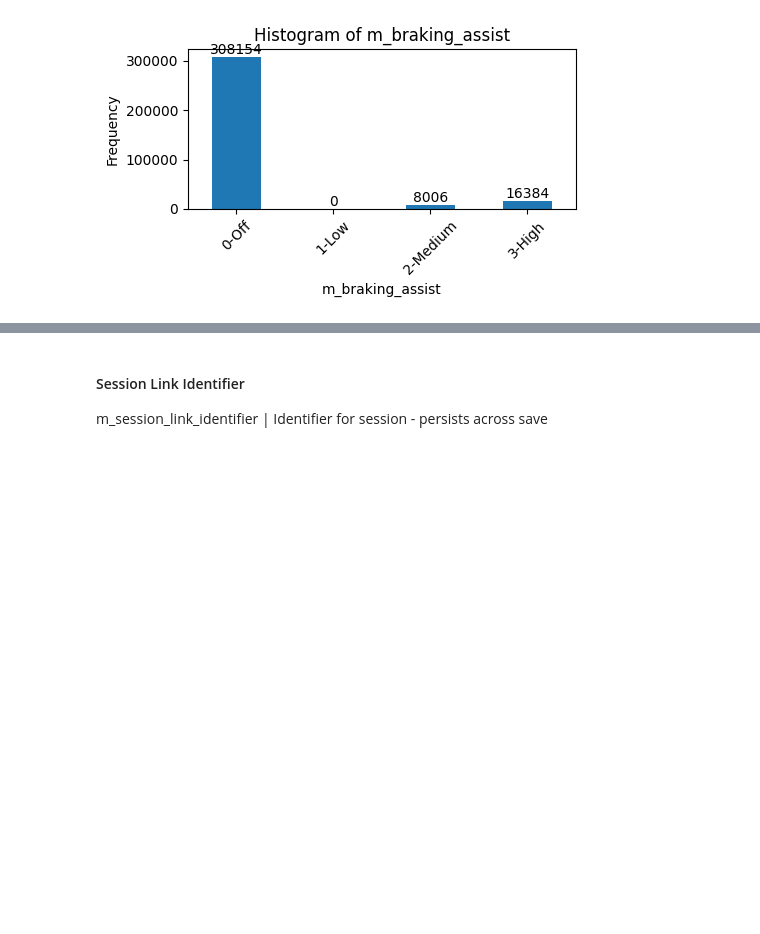
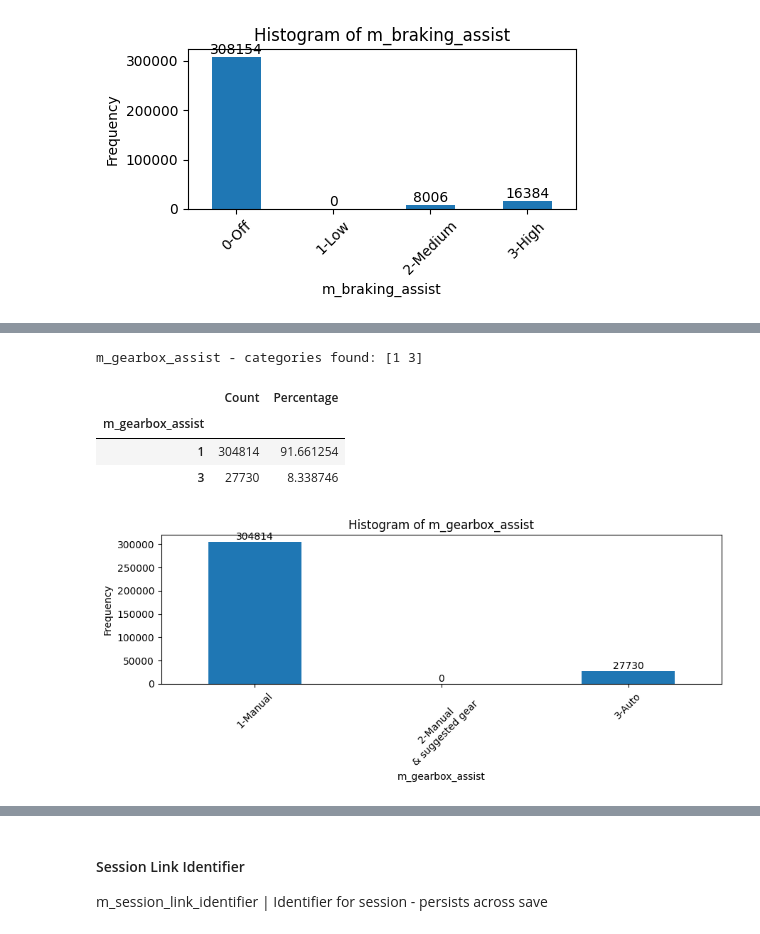
Before and after one commit to omanar1/usable_ai, a Jupyter notebook: Homework/HW5_assignment_m05_eda_Ricardo OMANA.ipynb, the cells around one changed output, grey strips where cells are left out. Saved outputs shown, nothing was run; the diff lists cells and outputs as text; code cells hidden in the pictures; blank space fills up the shorter version.

```diff
--- a/Homework/HW5_assignment_m05_eda_Ricardo OMANA.ipynb
+++ b/Homework/HW5_assignment_m05_eda_Ricardo OMANA.ipynb
@@ -638,0 +673,16 @@ m_braking_assist - categories found: [0 2 3]
+# %%
+# Define category mapping
+category_mapping = {
+    1: "1-Manual",
+    2: "2-Manual \n& suggested gear",
+    3: "3-Auto"
+}
+
+bar_plot(df_weather,'m_gearbox_assist',category_mapping)
+# %% [output]
+m_gearbox_assist - categories found: [1 3]
+|  | Count | Percentage |
+| m_gearbox_assist |  |  |
+| 1 | 304814 | 91.661254 |
+| 3 | 27730 | 8.338746 |
+[figure, added]
```
Also changed, not shown: parts of 78 cells of this notebook.
